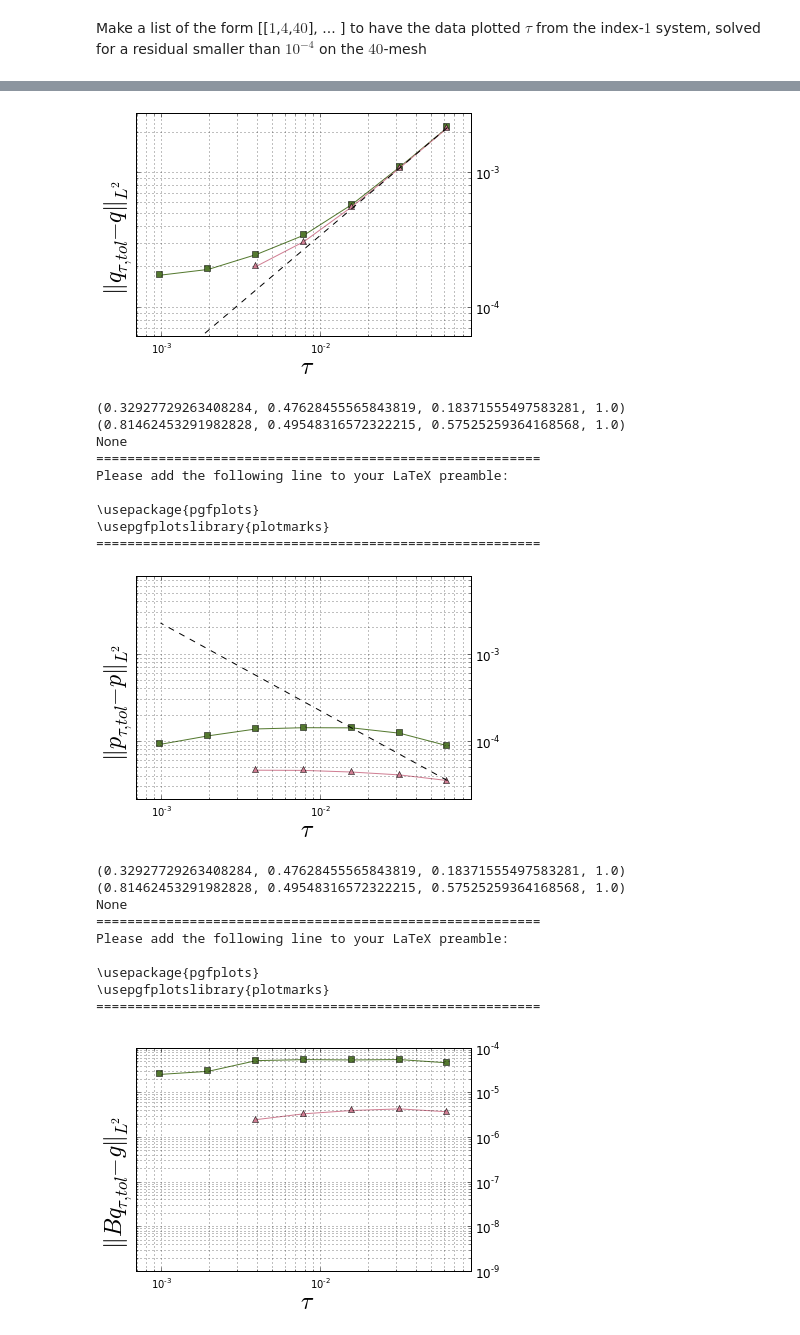
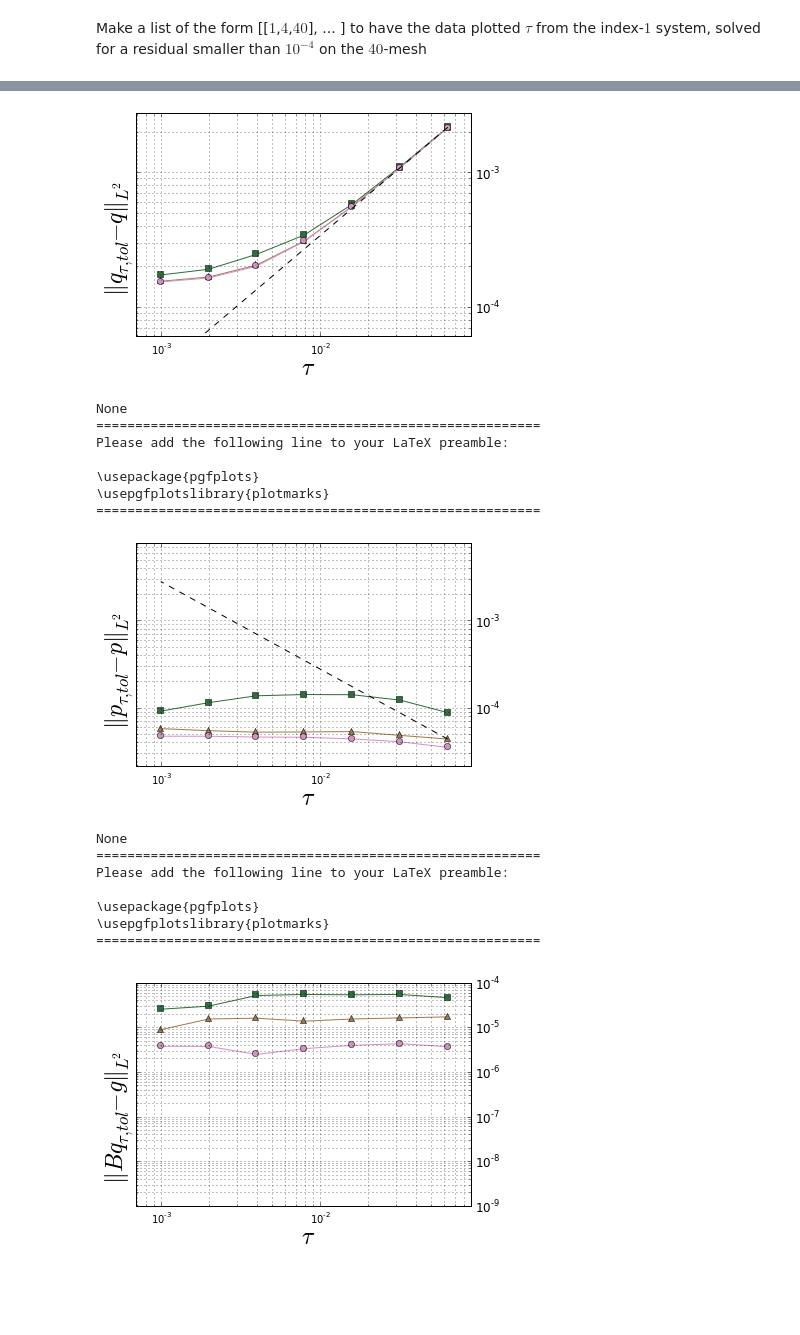
Before and after one commit to highlando/TayHoodMinExtForFlowEqns, a Jupyter notebook: conv_plot.ipynb, the cells around one changed output, grey strips where cells are left out. Drawn from its saved outputs; the diff is of its cells as text; code cells hidden in the pictures; blank space fills up the shorter version.

Commit message:
and the plots in the ipython notebook

```diff
--- a/conv_plot.ipynb
+++ b/conv_plot.ipynb
@@ -114,7 +114,7 @@ plot_errs(VErr,TDis,Leg=Leg,Title='Velocity_Error_Ind2',YLab=YLL[0],LinFit=1,YMi
 plot_errs(PErr,TDis,Leg=None,Title='Pressure_Error_Ind2',YLab=YLL[1],LinFit=-1,YMinMax=YMinMaxP)
 plot_errs(ContRes,TDis,Leg=None,YLab=YLL[2],Title='Residual_in_the_conti_Eqn_Ind2',YMinMax=YMinMaxC)
 
-PlotList = [[1,2**(-10),40],[1,2**(-14),40]]#,[2,2**(-14),40],[2,2**(-12),40]]#,
+PlotList = [[1,2**(-10),40],[1,2**(-12),40],[1,2**(-14),40]]#,[2,2**(-14),40],[2,2**(-12),40]]#,
 Omega = 8
 VErr, PErr, TDis, Leg, ContRes = [], [], [], [], []
 for PL in PlotList:
@@ -169,23 +158,19 @@ Please add the following line to your LaTeX preamble:
 None
 =========================================================
 Please add the following line to your LaTeX preamble:
 
 \usepackage{pgfplots}
 \usepgfplotslibrary{plotmarks}
 =========================================================
-[figure, old version]
+[figure, new version]
-(0.32927729263408284, 0.47628455565843819, 0.18371555497583281, 1.0)
-(0.81462453291982828, 0.49548316572322215, 0.57525259364168568, 1.0)
 None
 =========================================================
 Please add the following line to your LaTeX preamble:
 
 \usepackage{pgfplots}
 \usepgfplotslibrary{plotmarks}
 =========================================================
-[figure, old version]
+[figure, new version]
-(0.32927729263408284, 0.47628455565843819, 0.18371555497583281, 1.0)
-(0.81462453291982828, 0.49548316572322215, 0.57525259364168568, 1.0)
 None
 =========================================================
 Please add the following line to your LaTeX preamble:
@@ -193,7 +178,7 @@ Please add the following line to your LaTeX preamble:
 \usepackage{pgfplots}
 \usepgfplotslibrary{plotmarks}
 =========================================================
-[figure, old version]
+[figure, new version]
 # %%
 CopyPics = False
 ind = 2
```
Also changed, not shown: parts of 1 cell of this notebook.
